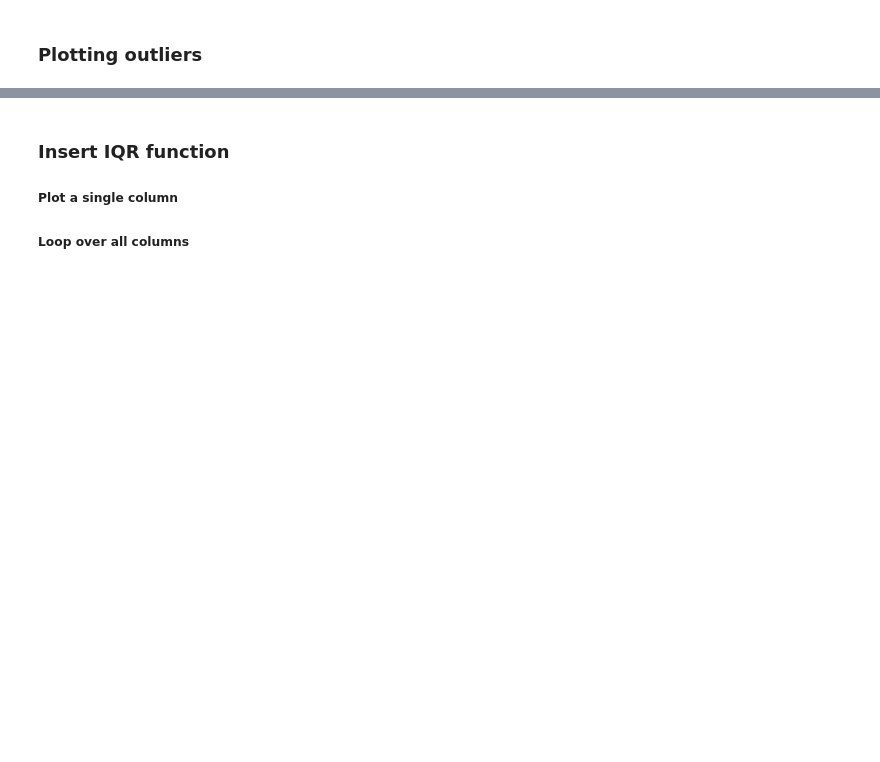
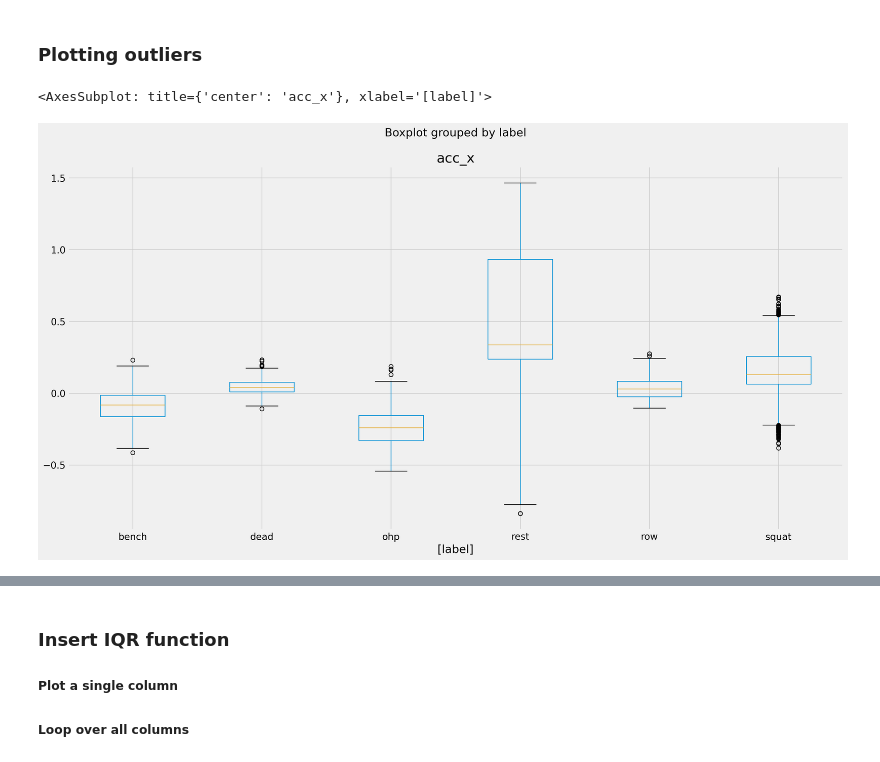
Before and after one commit to Peykov/Research_01_Fitness_Tracker, a Jupyter notebook: notebooks/04.Remove_outliers.ipynb, the cells around one changed output, grey strips where cells are left out. Saved outputs shown, nothing was run; the diff lists cells and outputs as text; code cells hidden in the pictures; blank space fills up the shorter version.

```diff
--- a/notebooks/04.Remove_outliers.ipynb
+++ b/notebooks/04.Remove_outliers.ipynb
@@ -7,5 +7,16 @@ import scipy
 from sklearn.neighbors import LocalOutlierFactor  # pip install scikit-learn
 # %% [markdown]
 ### Load data
+# %%
+df = pd.read_pickle("../data/interim/01_data_processed.pkl")
 # %% [markdown]
 ### Plotting outliers
+# %%
+plt.style.use("fivethirtyeight")
+plt.rcParams["figure.figsize"] = (20, 5)
+plt.rcParams["figure.dpi"] = 200
+
+df[["acc_x", "label"]].boxplot(by="label", figsize=(20, 10))
+# %% [output]
+<AxesSubplot: title={'center': 'acc_x'}, xlabel='[label]'>
+[figure, added]
```
Also changed, not shown: parts of 3 cells of this notebook.
